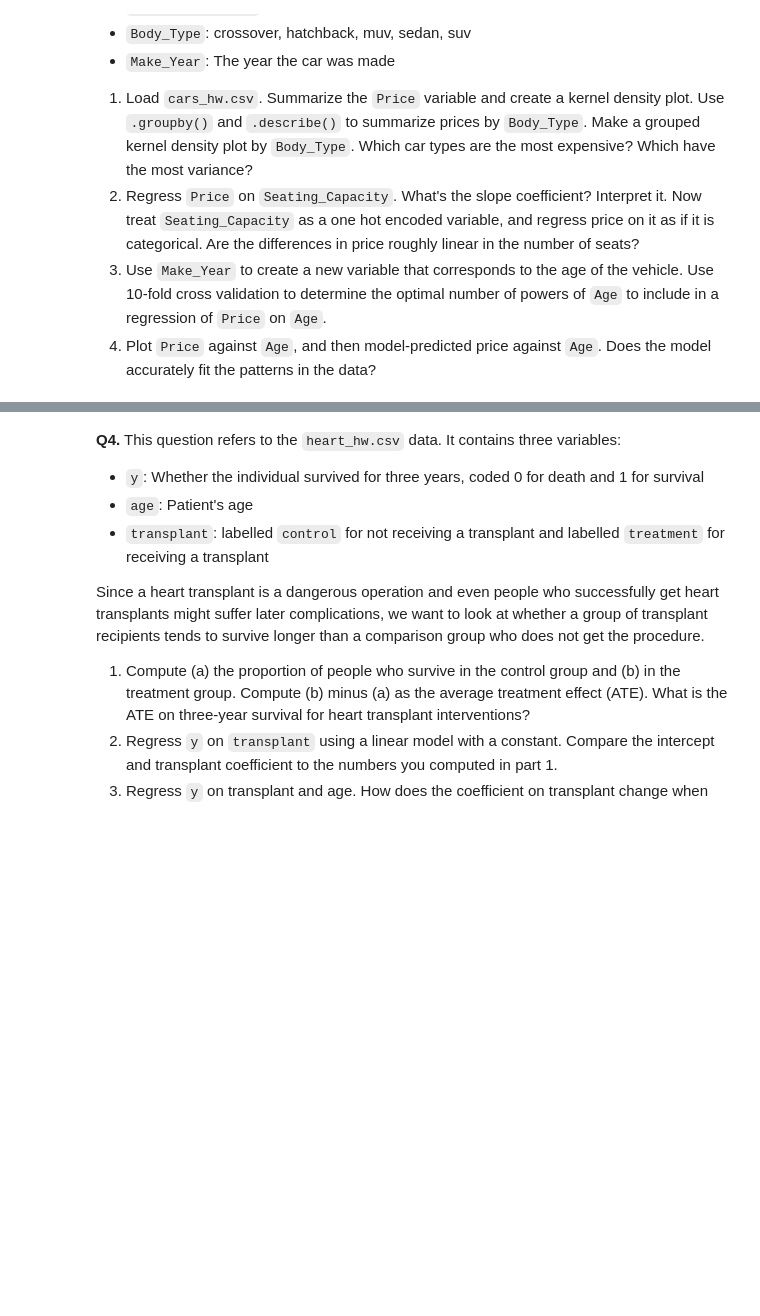
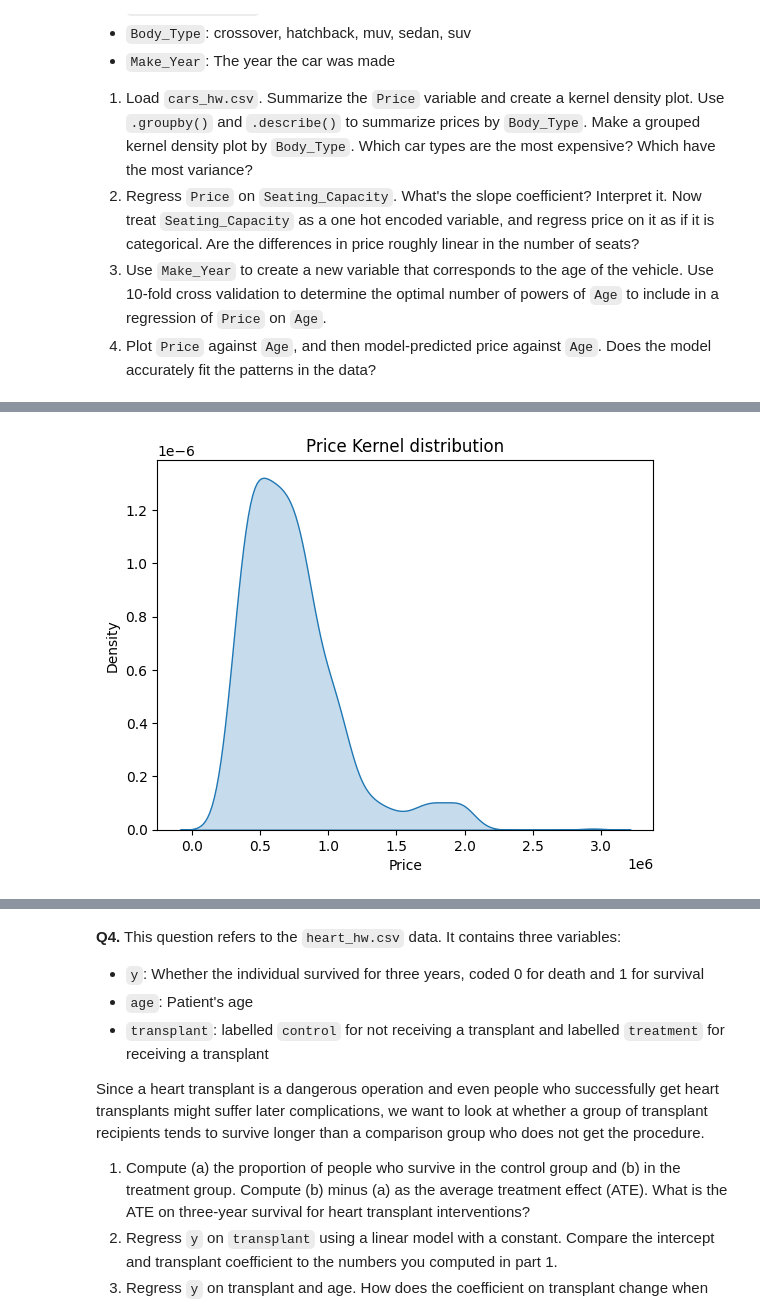
Before and after one commit to SafaaMahbub/undergrad_ml_assignments, a Jupyter notebook: 03_assignment_linear_models.ipynb, the cells around one changed output, grey strips where cells are left out. Cells and saved outputs as stored; diff of their text form; code cells hidden in the pictures; blank space fills up the shorter version.

```diff
--- a/03_assignment_linear_models.ipynb
+++ b/03_assignment_linear_models.ipynb
@@ -183,3 +183,12 @@ the slopes are not the same across the boroughs and Manhatten seeems to have muc
   2. Regress `Price` on `Seating_Capacity`. What's the slope coefficient? Interpret it. Now treat `Seating_Capacity` as a one hot encoded variable, and regress price on it as if it is categorical. Are the differences in price roughly linear in the number of seats?
   3. Use `Make_Year` to create a new variable that corresponds to the age of the vehicle. Use 10-fold cross validation to determine the optimal number of powers of `Age` to include in a regression of `Price` on `Age`.
   4. Plot `Price` against `Age`, and then model-predicted price against `Age`. Does the model accurately fit the patterns in the data?
+# %%
+import pandas as pd
+import matplotlib.pyplot as plt
+import seaborn as sns
+from sklearn.linear_model import LinearRegression
+from sklearn.model_selection import cross_val_score
+
+df = pd.read_csv('./data/cars_hw.csv')
+df.head()
@@ -185,0 +202,2 @@ the slopes are not the same across the boroughs and Manhatten seeems to have muc
+# %%
+df['Price']=pd.to_numeric(df['Price'],errors='coerce')
@@ -185,0 +217,6 @@ the slopes are not the same across the boroughs and Manhatten seeems to have muc
+# %%
+sns.kdeplot(data=df, x='Price', fill=True)
+plt.title("Price Kernel distribution")
+plt.show()
+# %% [output]
+[figure, added]
```
Also changed, not shown: parts of 9 cells of this notebook.
